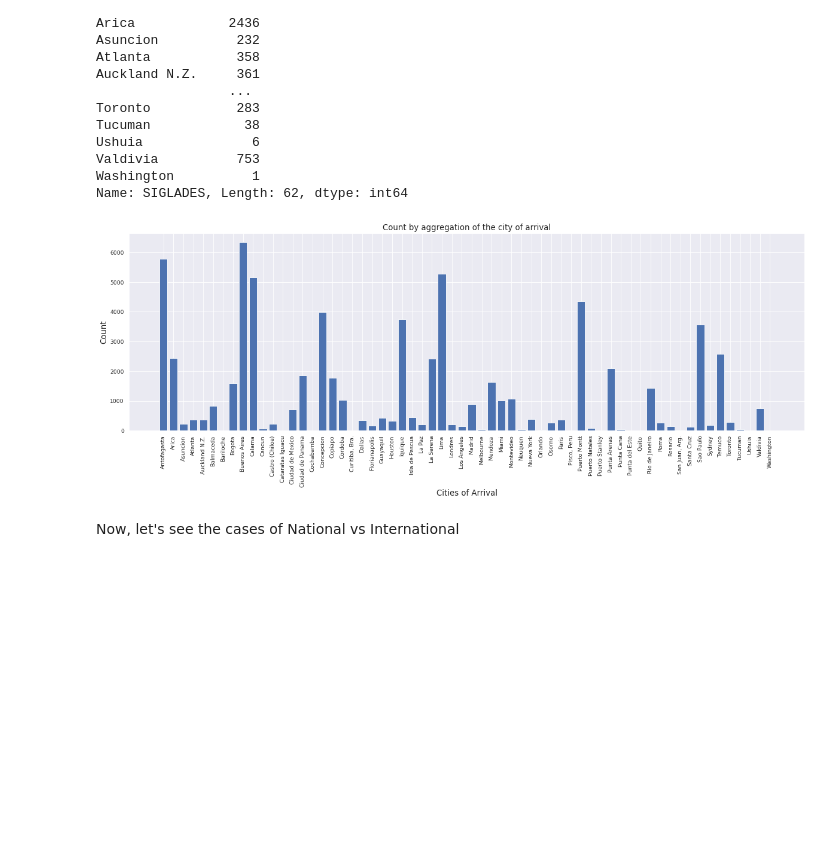
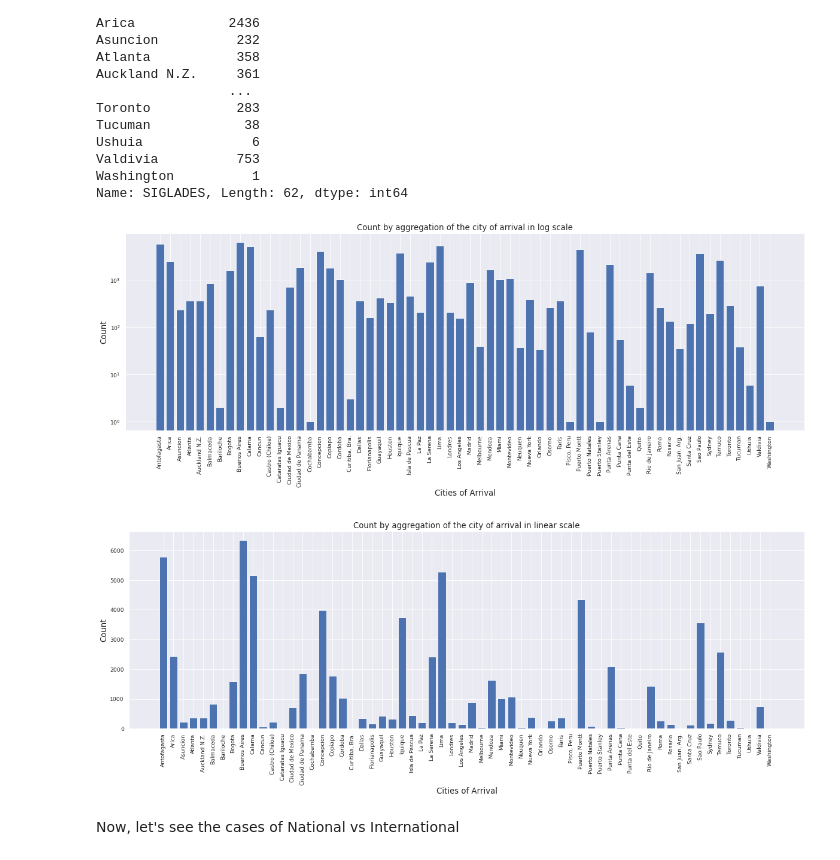
Before and after one commit to vicente-cp/ds-challenge-latam, a Jupyter notebook: solution.ipynb, the cells around one changed output. Saved outputs shown, nothing was run; the diff lists cells and outputs as text; code cells hidden in the pictures; blank space fills up the shorter version.

```diff
--- a/solution.ipynb
+++ b/solution.ipynb
@@ -254,9 +254,12 @@ Valdivia          753
 Washington          1
 Name: SIGLADES, Length: 62, dtype: int64
 # %%
-general_distribution(agg_arri_count.index, agg_arri_count,"Cities of Arrival","Count","Count by aggregation of the city of arrival", tick_rotation=True, scale="log")
+#Let's plot the distribution of arrival in the cities in log scale and in linear scale
+general_distribution(agg_arri_count.index, agg_arri_count,"Cities of Arrival","Count","Count by aggregation of the city of arrival in log scale", tick_rotation=True, scale="log")
+general_distribution(agg_arri_count.index, agg_arri_count,"Cities of Arrival","Count","Count by aggregation of the city of arrival in linear scale", tick_rotation=True, scale="linear")
 # %% [output]
-[figure, old version]
+[figure, new version]
+[figure, added]
 # %% [markdown]
 Now, let's see the cases of National vs International
 # %%
```
Also changed, not shown: parts of 13 cells of this notebook, 3 other files.
